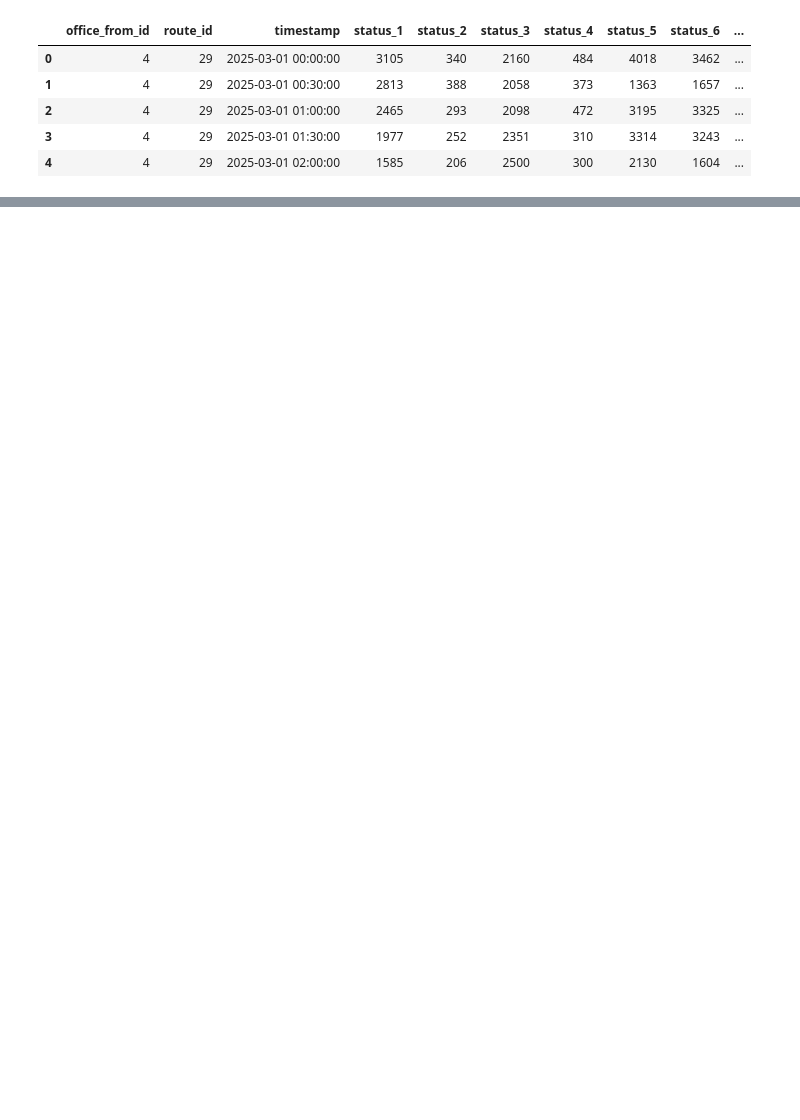
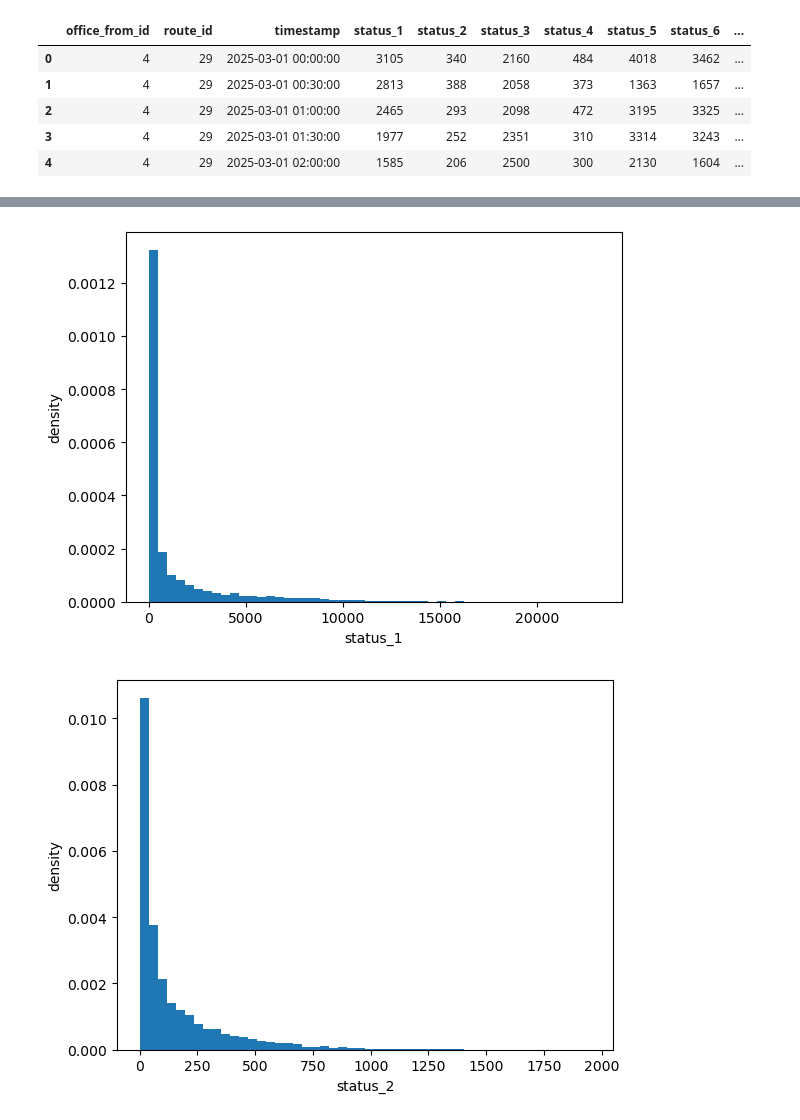
Before and after one commit to Makiavelly/Warehouse-logistics-automation-RWB, a Jupyter notebook: WarehouseLogisticsAutomation.ipynb, the cells around one changed output, grey strips where cells are left out. Cells and saved outputs as stored; diff of their text form; code cells hidden in the pictures; blank space fills up the shorter version.

```diff
--- a/WarehouseLogisticsAutomation.ipynb
+++ b/WarehouseLogisticsAutomation.ipynb
@@ -94,6 +173,0 @@ target = 'target_2h'
-# %%
-for feature in variable_features[:-1]:
-    plt.scatter(df[feature], df[target])
-    plt.xlabel(feature)
-    plt.ylabel(target)
-    plt.show()
@@ -108,0 +174,12 @@ for feature in variable_features[:-1]:
+# %%
+def density_hist(feature, df):
+    plt.hist(df[feature], bins=50, density=True)
+    plt.xlabel(feature)
+    plt.ylabel('density')
+    plt.show()
+# %%
+for feature in df_sample.columns[3:]:
+    density_hist(feature, df_sample)
+# %% [output]
+[figure, added]
+[figure, added]
```
Also changed, not shown: parts of 23 cells of this notebook.
